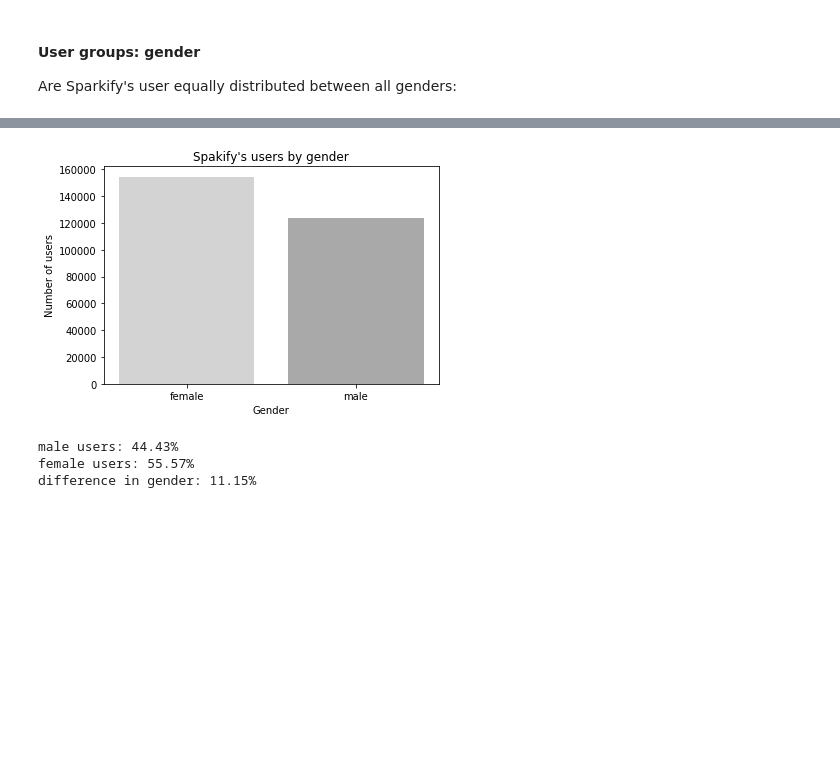
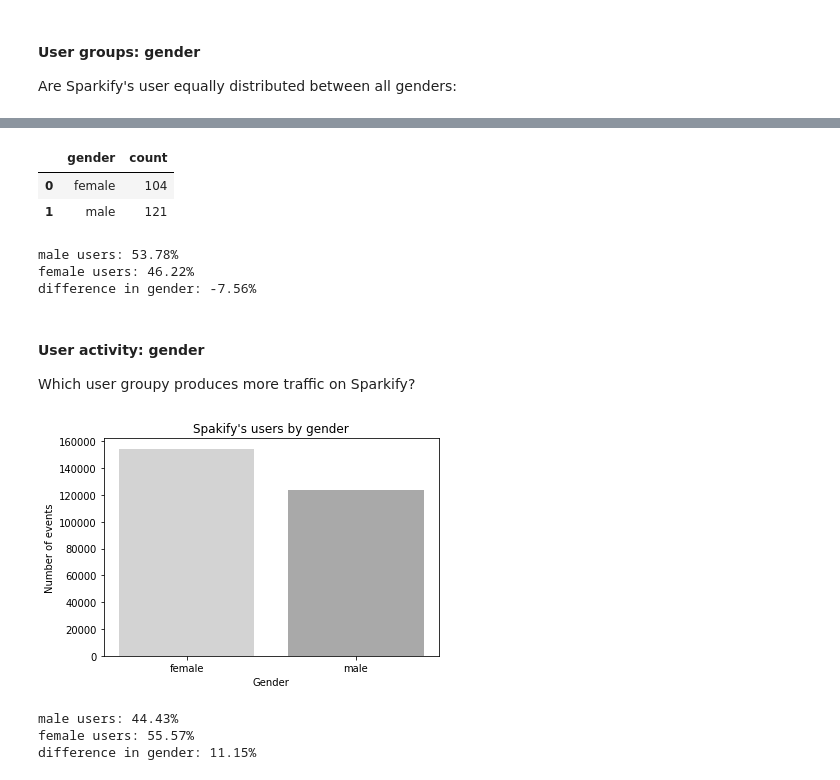
Before and after one commit to lethiess/Sparkify, a Jupyter notebook: Sparkify.ipynb, the cells around one changed output, grey strips where cells are left out. Saved outputs shown, nothing was run; the diff lists cells and outputs as text; code cells hidden in the pictures; blank space fills up the shorter version.

```diff
--- a/Sparkify.ipynb
+++ b/Sparkify.ipynb
@@ -262,3 +274,25 @@ Are Sparkify's user equally distributed between all genders:
+# %%
+pd_gender
+# %% [output]
+|  | gender | count |
+| 0 | female | 104 |
+| 1 | male | 121 |
+# %%
+# percentage of female users
+female_users = 104 / 225
+# percentage of male users
+male_users = 121 / 225
+
+print("male users: {:.2f}%".format(male_users*100))
+print("female users: {:.2f}%".format(female_users*100))
+print("difference in gender: {:.2f}%".format((female_users - male_users)*100))
+# %% [output]
+male users: 53.78%
+female users: 46.22%
+difference in gender: -7.56%
+# %% [markdown]
+#### User activity: gender
+Which user groupy produces more traffic on Sparkify?
 # %%
 # get Sparkify users grouped by their gender
 pd_gender = df.groupby("gender").count().toPandas()
@@ -266,11 +300,11 @@ pd_gender.gender = pd_gender.gender.apply(lambda x: "female" if x == "F" else "m
 # %%
 plt.figure();
 plt.bar(pd_gender["gender"], pd_gender["count"], color=["lightgray", "darkgray"]);
-plt.ylabel("Number of users");
+plt.ylabel("Number of events");
 plt.xlabel("Gender");
 plt.title("Spakify's users by gender");
 # %% [output]
-[figure, old version]
+[figure, new version]
 # %%
 # percentage of female users
 female_users = pd_gender["count"][0]/ total_records
```
Also changed, not shown: parts of 7 cells of this notebook, 1 other file.
